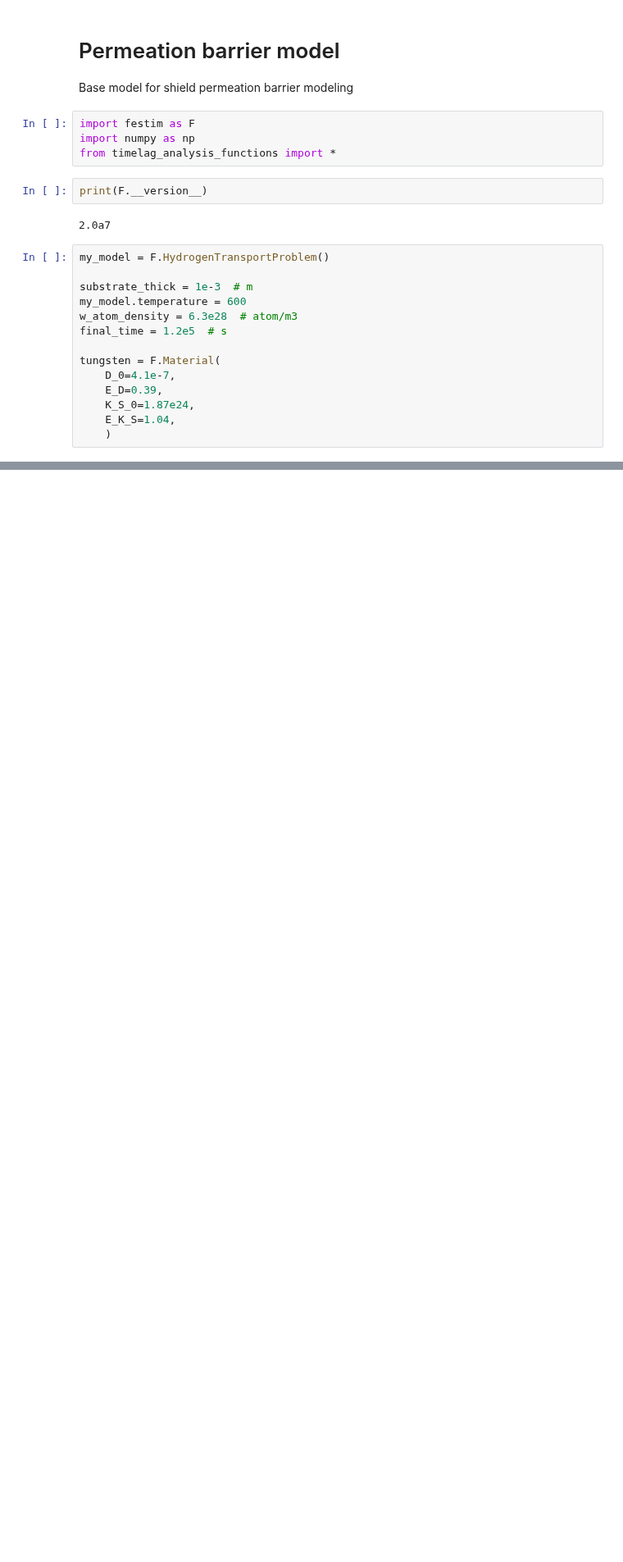
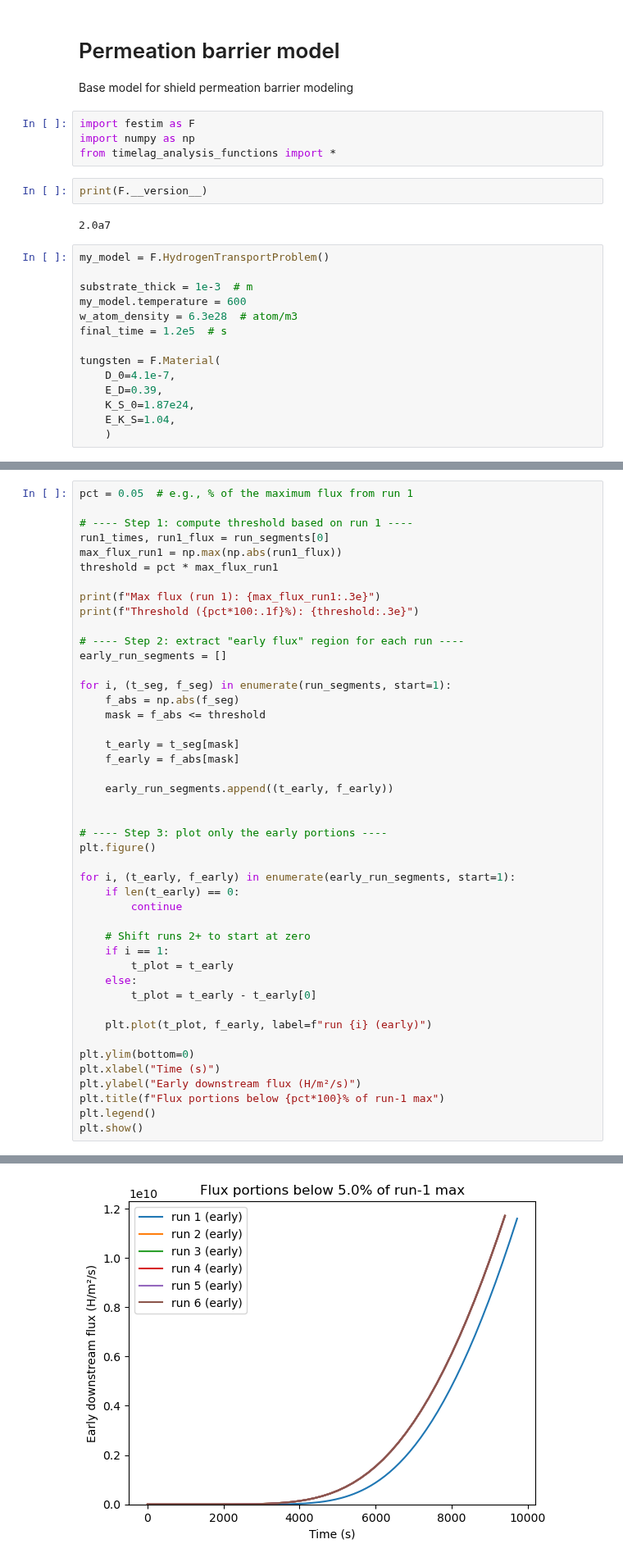
Before and after one commit to WeaverC20/permeation_barrier_analysis, a Jupyter notebook: two_layer_numerical/timelag_analysis.ipynb, the cells around one changed output, grey strips where cells are left out. Shown at 82% size. Saved outputs shown, nothing was run; the diff lists cells and outputs as text; blank space fills up the shorter version.

```diff
--- a/two_layer_numerical/timelag_analysis.ipynb
+++ b/two_layer_numerical/timelag_analysis.ipynb
@@ -196,0 +194,46 @@ plt.show()
+# %%
+pct = 0.05  # e.g., % of the maximum flux from run 1
+
+# ---- Step 1: compute threshold based on run 1 ----
+run1_times, run1_flux = run_segments[0]
+max_flux_run1 = np.max(np.abs(run1_flux))
+threshold = pct * max_flux_run1
+
+print(f"Max flux (run 1): {max_flux_run1:.3e}")
+print(f"Threshold ({pct*100:.1f}%): {threshold:.3e}")
+
+# ---- Step 2: extract "early flux" region for each run ----
+early_run_segments = []
+
+for i, (t_seg, f_seg) in enumerate(run_segments, start=1):
+    f_abs = np.abs(f_seg)
+    mask = f_abs <= threshold
+
+    t_early = t_seg[mask]
+    f_early = f_abs[mask]
+
+    early_run_segments.append((t_early, f_early))
+
+
+# ---- Step 3: plot only the early portions ----
+plt.figure()
+
+for i, (t_early, f_early) in enumerate(early_run_segments, start=1):
+    if len(t_early) == 0:
+        continue
+
+    # Shift runs 2+ to start at zero
+    if i == 1:
+        t_plot = t_early
+    else:
+        t_plot = t_early - t_early[0]
+
+    plt.plot(t_plot, f_early, label=f"run {i} (early)")
+
+plt.ylim(bottom=0)
+plt.xlabel("Time (s)")
+plt.ylabel("Early downstream flux (H/m²/s)")
+plt.title(f"Flux portions below {pct*100}% of run-1 max")
+plt.legend()
+plt.show()
+# %% [output]
@@ -196,0 +242 @@ plt.show()
+[figure, added]
```
Also changed, not shown: parts of 5 cells of this notebook, 1 other file.
